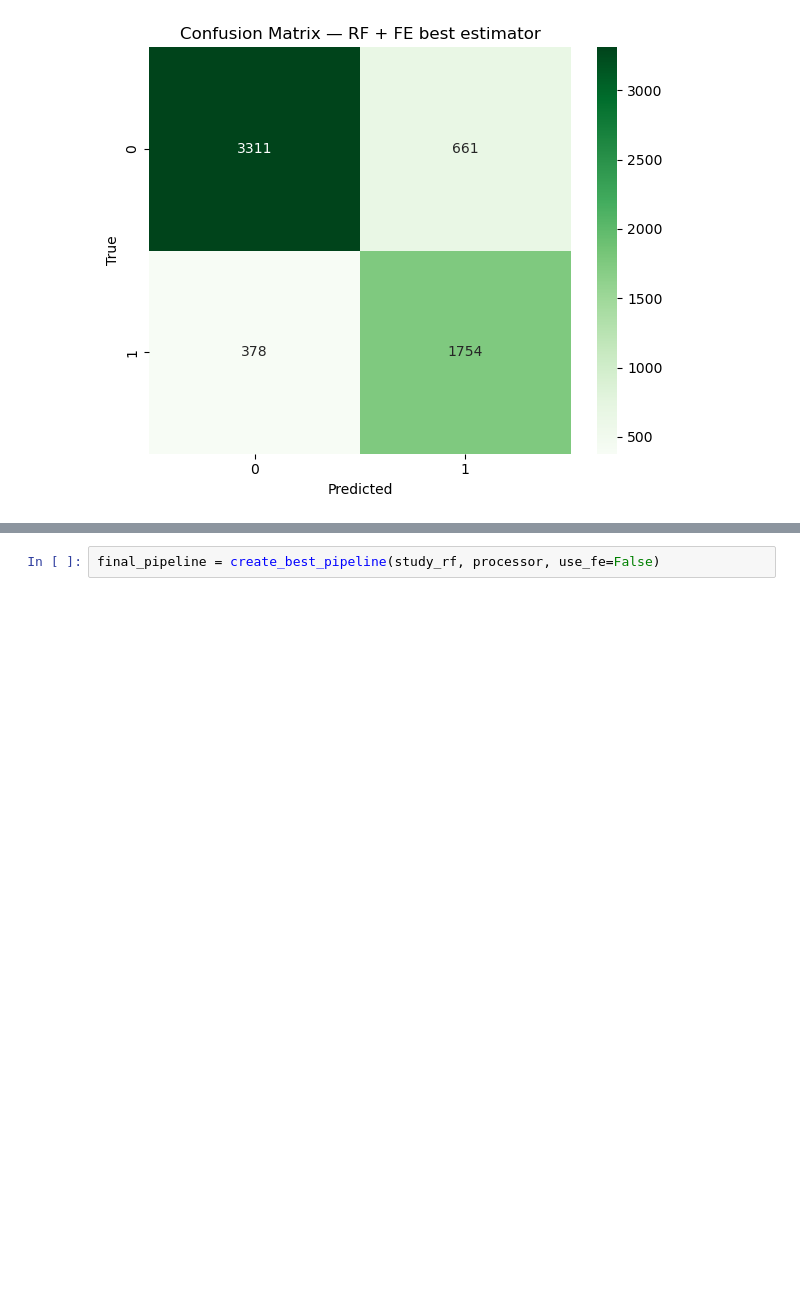
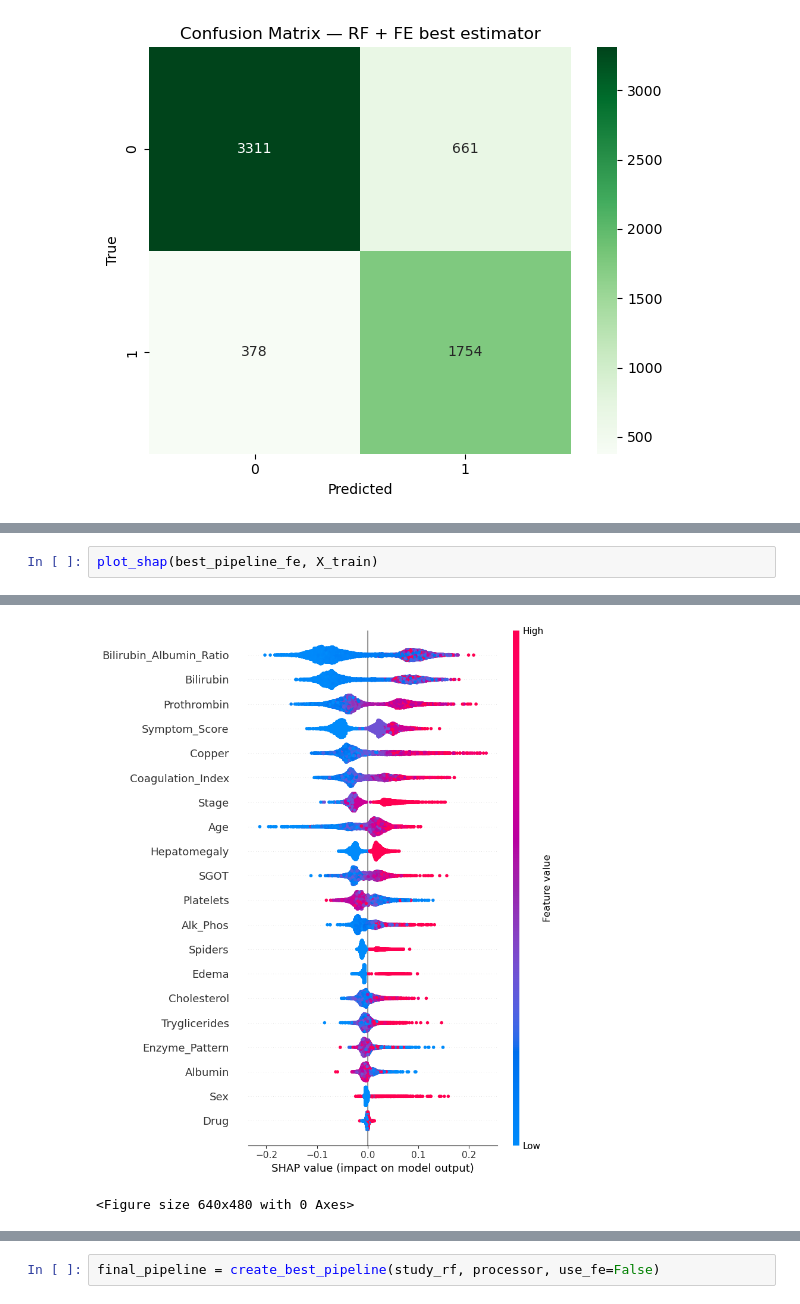
Before and after one commit to horacemtb/cirrhosis-survival-prediction, a Jupyter notebook: notebooks/clean/rf_clean.ipynb, the cells around one changed output, grey strips where cells are left out. Cells and saved outputs as stored; diff of their text form; blank space fills up the shorter version.

```diff
--- a/notebooks/clean/rf_clean.ipynb
+++ b/notebooks/clean/rf_clean.ipynb
@@ -564,0 +610,3 @@ plot_confusion_matrix_simple(y_train, y_pred_fe,
+# %%
+plot_shap(best_pipeline_fe, X_train)
+# %% [output]
@@ -564,0 +614,2 @@ plot_confusion_matrix_simple(y_train, y_pred_fe,
+[figure, added]
+<Figure size 640x480 with 0 Axes>
```
Also changed, not shown: parts of 23 cells of this notebook.
